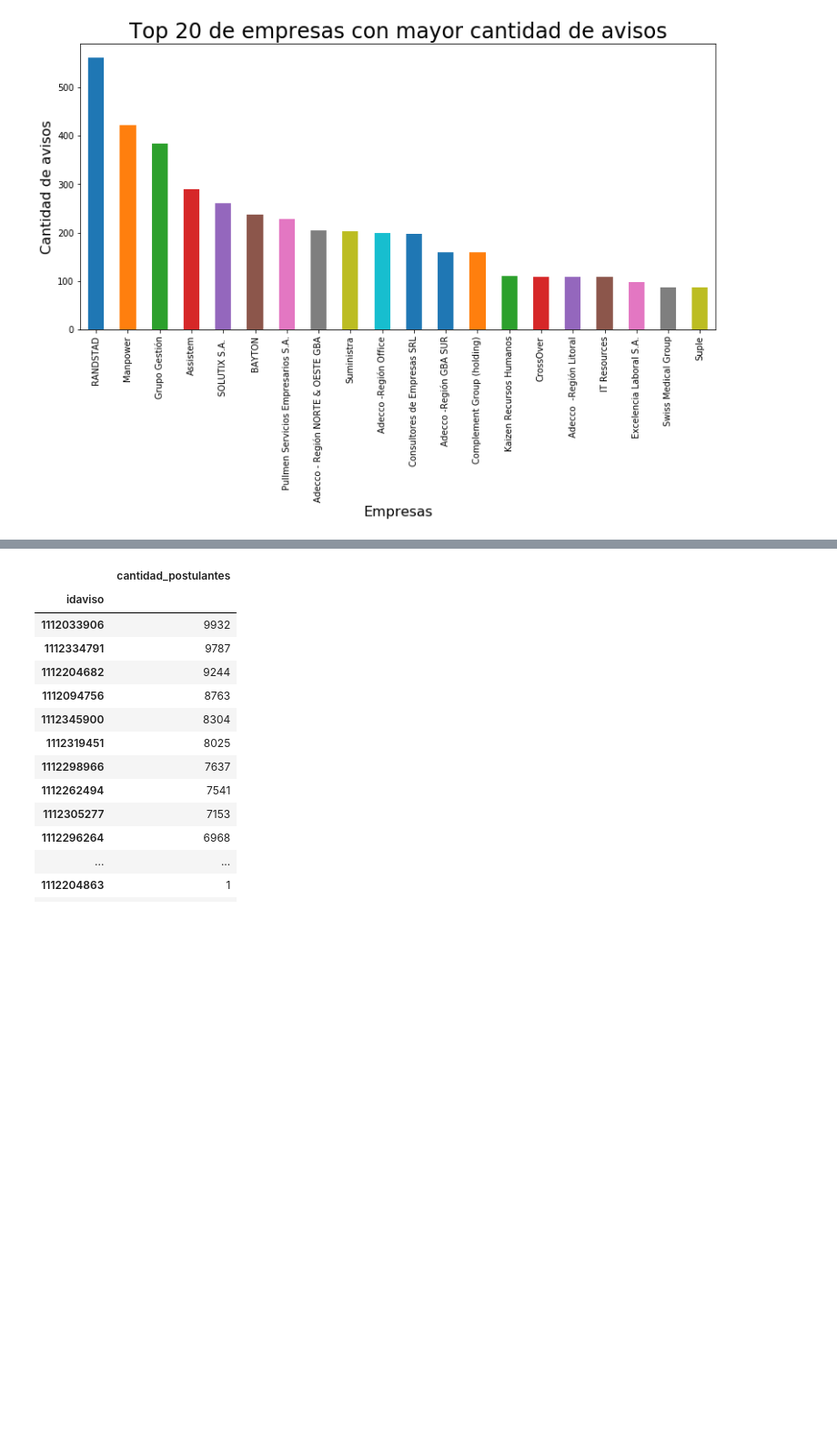
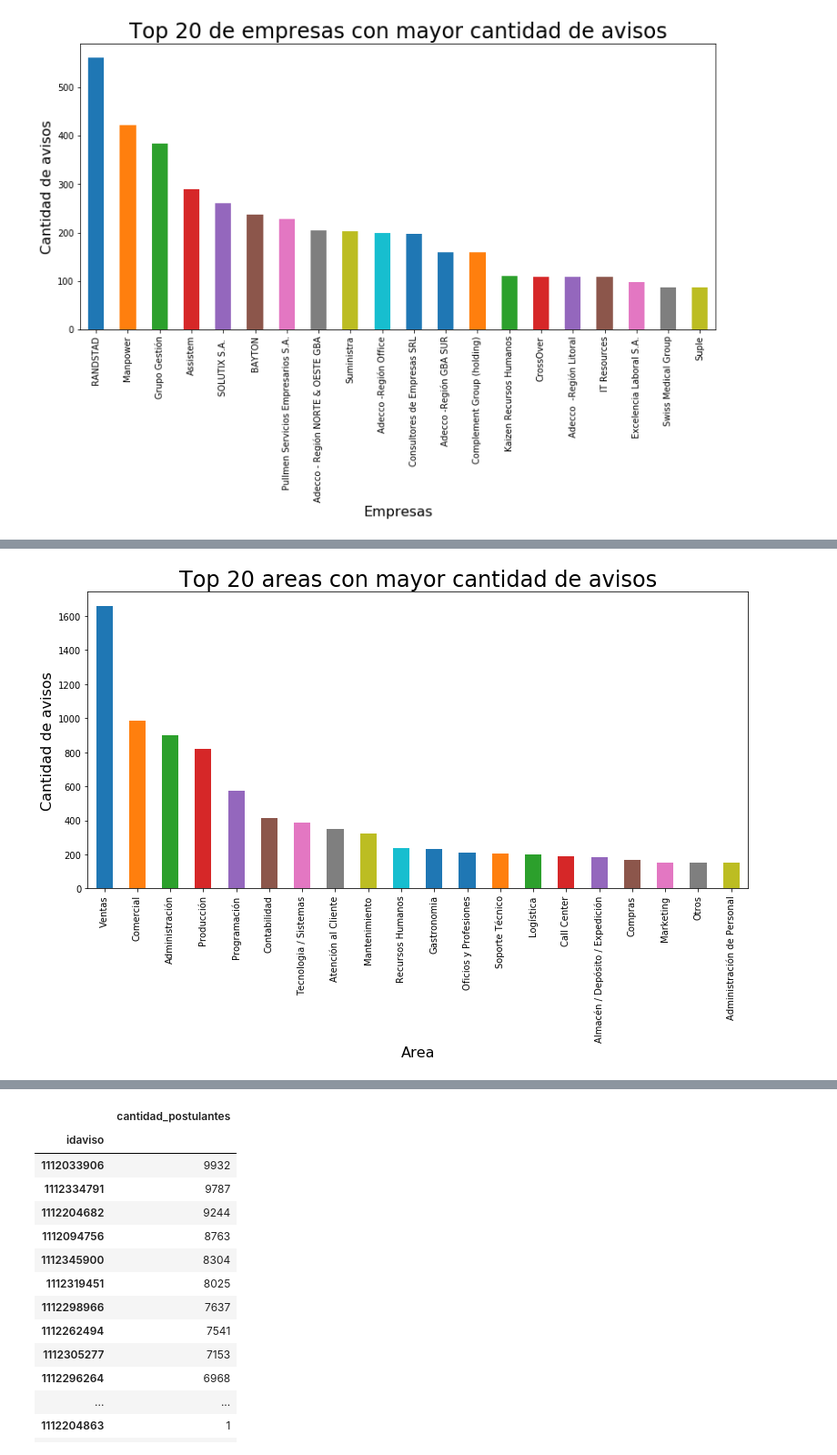
Before and after one commit to BrigliaAn/TP1-AnalisisExploratorio-ZonaJobs, a Jupyter notebook: Tp1-completo.ipynb, the cells around one changed output, grey strips where cells are left out. Shown at 91% size. Saved outputs shown, nothing was run; the diff lists cells and outputs as text; code cells hidden in the pictures; blank space fills up the shorter version.

```diff
--- a/Tp1-completo.ipynb
+++ b/Tp1-completo.ipynb
@@ -646,0 +694,11 @@ ax.set_ylabel('Cantidad de avisos', fontsize= 16);
+# %%
+fig = plt.figure()
+
+ax = avisos_detalle['nombre_area'].value_counts().head(20).plot(kind='bar',figsize=(13,6));
+
+plt.title('Top 20 areas con mayor cantidad de avisos', fontsize=24)
+
+ax.set_xlabel('Area', fontsize= 16)
+ax.set_ylabel('Cantidad de avisos', fontsize= 16);
+# %% [output]
+[figure, added]
```
Also changed, not shown: parts of 7 cells of this notebook.
